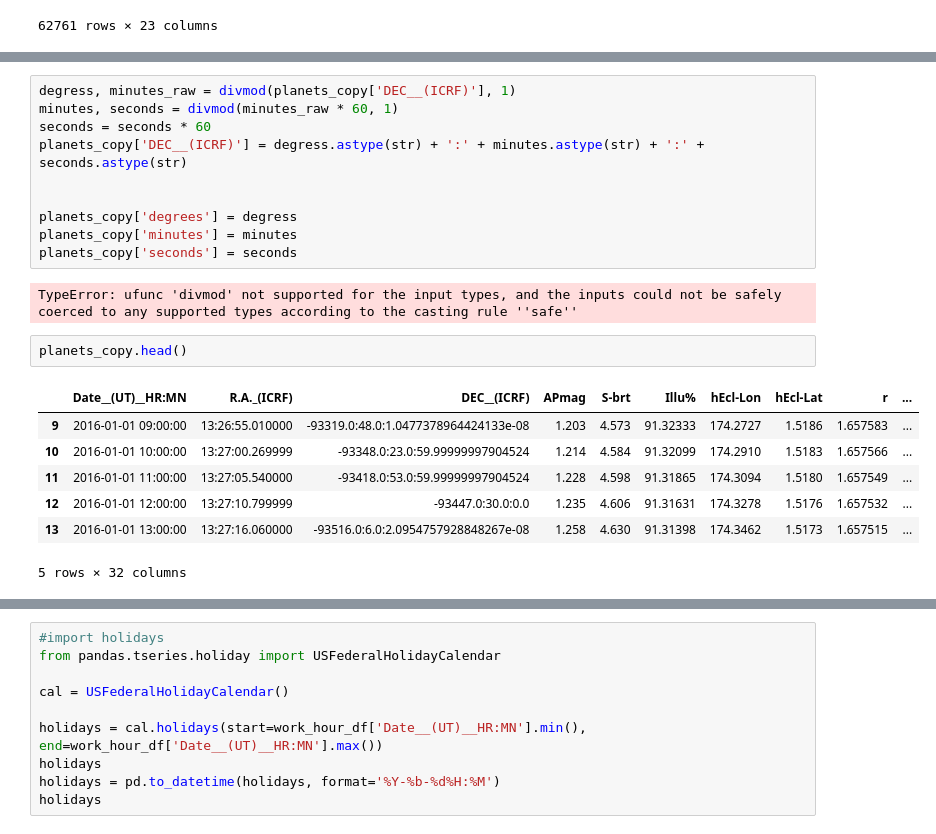
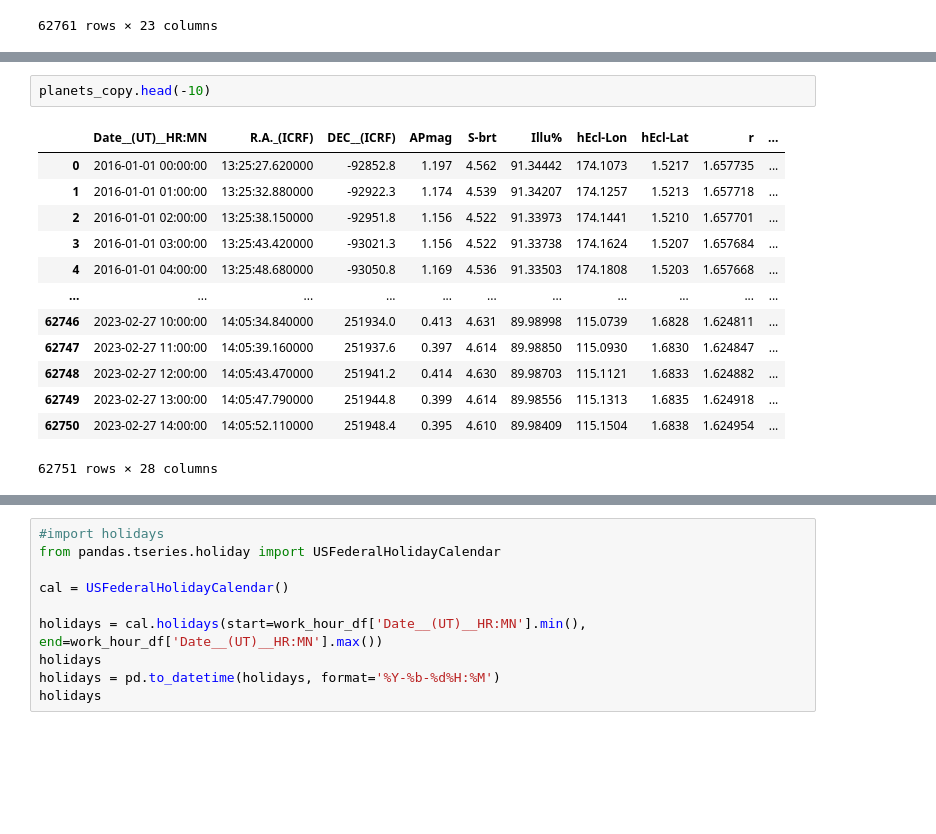
Before and after one commit to makibrte/finance-team, a Jupyter notebook: Data/alexNote.ipynb, the cells around one changed output, grey strips where cells are left out. Saved outputs shown, nothing was run; the diff lists cells and outputs as text; blank space fills up the shorter version.

```diff
--- a/Data/alexNote.ipynb
+++ b/Data/alexNote.ipynb
@@ -183,25 +178,19 @@ planets_copy
-# %%
-degress, minutes_raw = divmod(planets_copy['DEC__(ICRF)'], 1)
-minutes, seconds = divmod(minutes_raw * 60, 1)
-seconds = seconds * 60
-planets_copy['DEC__(ICRF)'] = degress.astype(str) + ':' + minutes.astype(str) + ':' + seconds.astype(str)
-
-
-planets_copy['degrees'] = degress
-planets_copy['minutes'] = minutes
-planets_copy['seconds'] = seconds
-# %% [output]
-TypeError: ufunc 'divmod' not supported for the input types, and the inputs could not be safely coerced to any supported types according to the casting rule ''safe''
 # %%
-planets_copy.head()
+planets_copy.head(-10)
 # %% [output]
 |  | Date__(UT)__HR:MN | R.A._(ICRF) | DEC__(ICRF) | APmag | S-brt | Illu% | hEcl-Lon | hEcl-Lat | r | ... |
-| 9 | 2016-01-01 09:00:00 | 13:26:55.010000 | -93319.0:48.0:1.0477378964424133e-08 | 1.203 | 4.573 | 91.32333 | 174.2727 | 1.5186 | 1.657583 | ... |
-| 10 | 2016-01-01 10:00:00 | 13:27:00.269999 | -93348.0:23.0:59.99999997904524 | 1.214 | 4.584 | 91.32099 | 174.2910 | 1.5183 | 1.657566 | ... |
-| 11 | 2016-01-01 11:00:00 | 13:27:05.540000 | -93418.0:53.0:59.99999997904524 | 1.228 | 4.598 | 91.31865 | 174.3094 | 1.5180 | 1.657549 | ... |
-| 12 | 2016-01-01 12:00:00 | 13:27:10.799999 | -93447.0:30.0:0.0 | 1.235 | 4.606 | 91.31631 | 174.3278 | 1.5176 | 1.657532 | ... |
-| 13 | 2016-01-01 13:00:00 | 13:27:16.060000 | -93516.0:6.0:2.0954757928848267e-08 | 1.258 | 4.630 | 91.31398 | 174.3462 | 1.5173 | 1.657515 | ... |
+| 0 | 2016-01-01 00:00:00 | 13:25:27.620000 | -92852.8 | 1.197 | 4.562 | 91.34442 | 174.1073 | 1.5217 | 1.657735 | ... |
+| 1 | 2016-01-01 01:00:00 | 13:25:32.880000 | -92922.3 | 1.174 | 4.539 | 91.34207 | 174.1257 | 1.5213 | 1.657718 | ... |
+| 2 | 2016-01-01 02:00:00 | 13:25:38.150000 | -92951.8 | 1.156 | 4.522 | 91.33973 | 174.1441 | 1.5210 | 1.657701 | ... |
+| 3 | 2016-01-01 03:00:00 | 13:25:43.420000 | -93021.3 | 1.156 | 4.522 | 91.33738 | 174.1624 | 1.5207 | 1.657684 | ... |
+| 4 | 2016-01-01 04:00:00 | 13:25:48.680000 | -93050.8 | 1.169 | 4.536 | 91.33503 | 174.1808 | 1.5203 | 1.657668 | ... |
+| ... | ... | ... | ... | ... | ... | ... | ... | ... | ... | ... |
+| 62746 | 2023-02-27 10:00:00 | 14:05:34.840000 | 251934.0 | 0.413 | 4.631 | 89.98998 | 115.0739 | 1.6828 | 1.624811 | ... |
+| 62747 | 2023-02-27 11:00:00 | 14:05:39.160000 | 251937.6 | 0.397 | 4.614 | 89.98850 | 115.0930 | 1.6830 | 1.624847 | ... |
+| 62748 | 2023-02-27 12:00:00 | 14:05:43.470000 | 251941.2 | 0.414 | 4.630 | 89.98703 | 115.1121 | 1.6833 | 1.624882 | ... |
+| 62749 | 2023-02-27 13:00:00 | 14:05:47.790000 | 251944.8 | 0.399 | 4.614 | 89.98556 | 115.1313 | 1.6835 | 1.624918 | ... |
+| 62750 | 2023-02-27 14:00:00 | 14:05:52.110000 | 251948.4 | 0.395 | 4.610 | 89.98409 | 115.1504 | 1.6838 | 1.624954 | ... |
-5 rows × 32 columns
+62751 rows × 28 columns
 # %%
 # filter weekday monday to friday
 planets_copy['weekday'] = planets_copy['Date__(UT)__HR:MN'].dt.dayofweek
```
Also changed, not shown: parts of 17 cells of this notebook.
